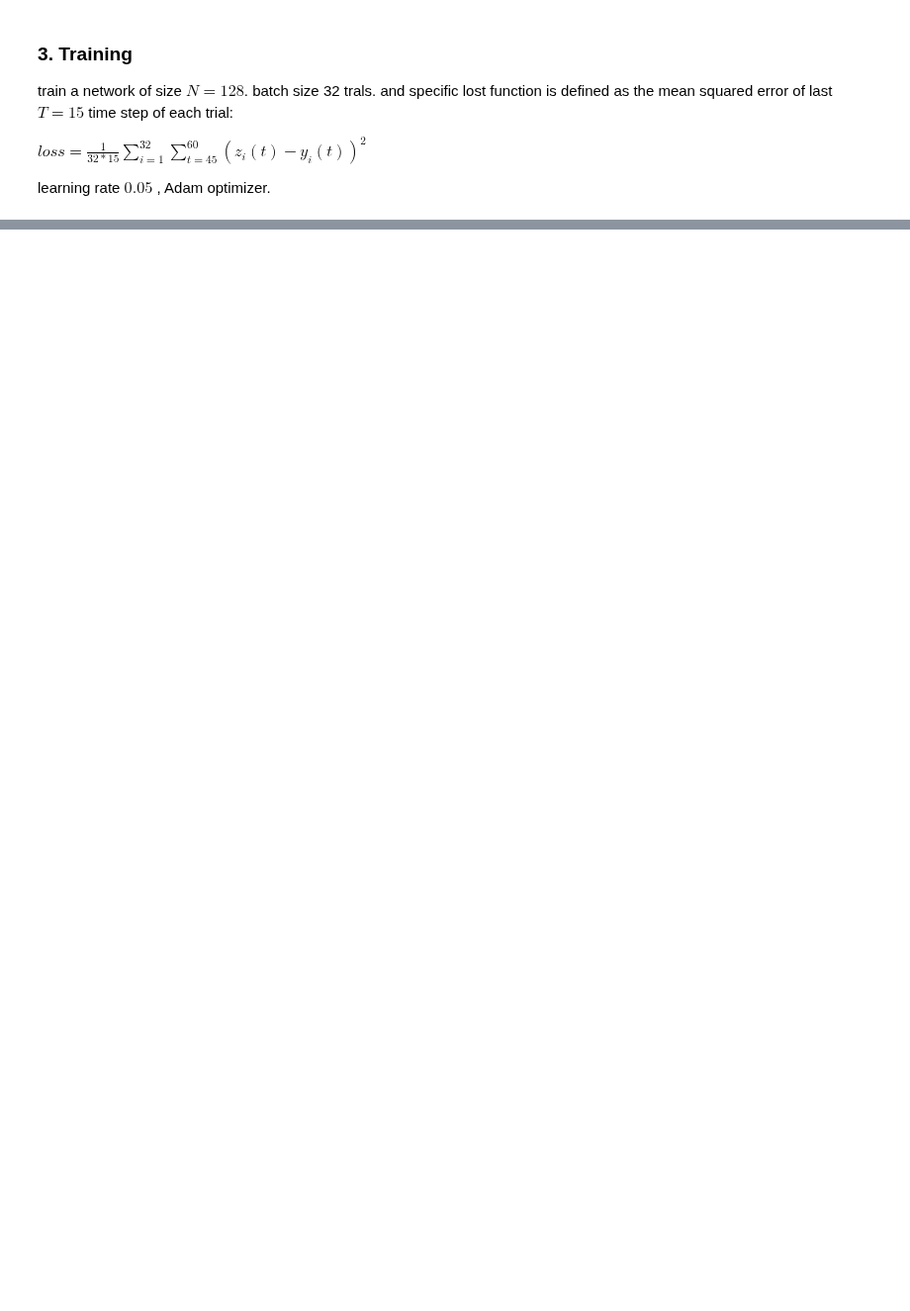
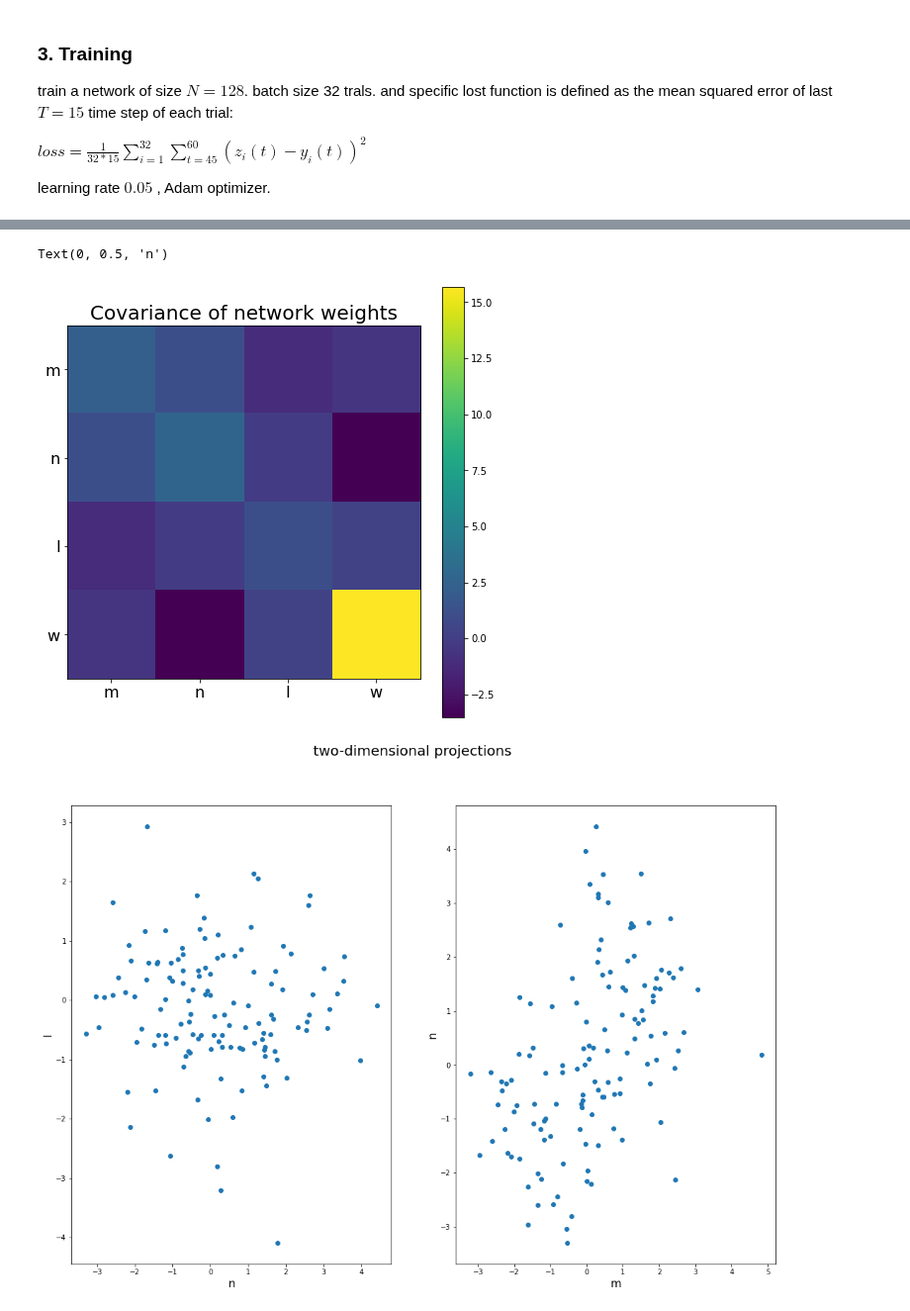
Before and after one commit to Erfan7bt/MHBF, a Jupyter notebook: Projects/DM.ipynb, the cells around one changed output, grey strips where cells are left out. Shown at 99% size. Cells and saved outputs as stored; diff of their text form; code cells hidden in the pictures; blank space fills up the shorter version.

```diff
--- a/Projects/DM.ipynb
+++ b/Projects/DM.ipynb
@@ -385,0 +246,30 @@ loss: 0.167995  [28832/32000]
+# %%
+m=model.m.detach().numpy()
+n=model.n.detach().numpy()
+I=model.I.detach().numpy()
+w=model.w.detach().numpy()
+
+net=np.stack([m,n,I,w], axis=0)
+cov=np.cov(net)
+plt.figure(figsize=(8,8))
+plt.imshow(cov)
+plt.colorbar()
+plt.title('Covariance of network weights', fontsize=20)
+plt.xticks(np.arange(0, 4, step=1), ['m', 'n', 'I', 'w'], fontsize=16)
+plt.yticks(np.arange(0, 4, step=1), ['m', 'n', 'I', 'w'], fontsize=16)
+
+
+plt.figure(figsize=(18,12))
+plt.suptitle('two-dimensional projections', fontsize=20)
+plt.subplot(1,2,1)
+plt.scatter(n, I)
+plt.xlabel('n', fontsize=16)
+plt.ylabel('I', fontsize=16)
+plt.subplot(1,2,2)
+plt.scatter(m, n)
+plt.xlabel('m', fontsize=16)
+plt.ylabel('n', fontsize=16)
+# %% [output]
+Text(0, 0.5, 'n')
+[figure, added]
+[figure, added]
```
Also changed, not shown: parts of 8 cells of this notebook.
